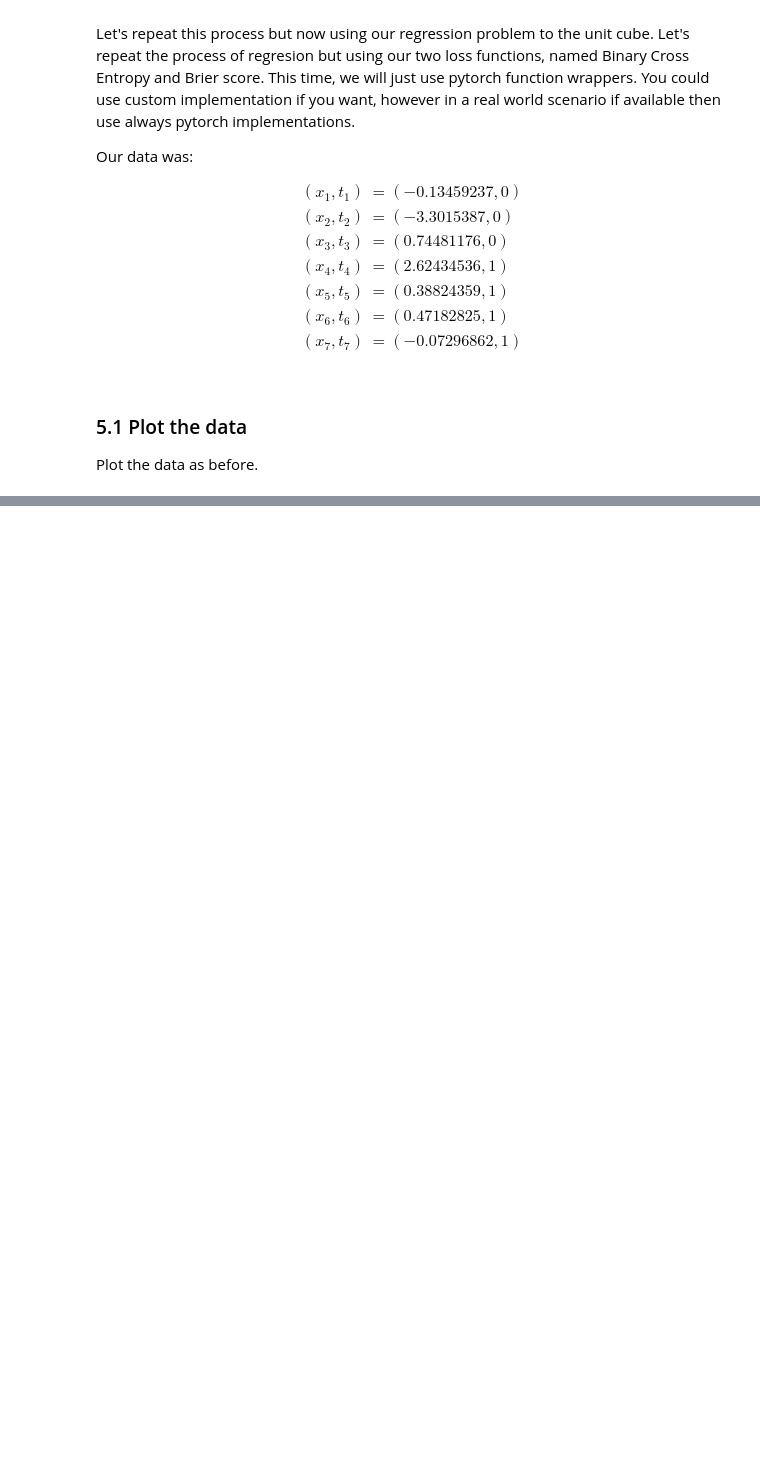
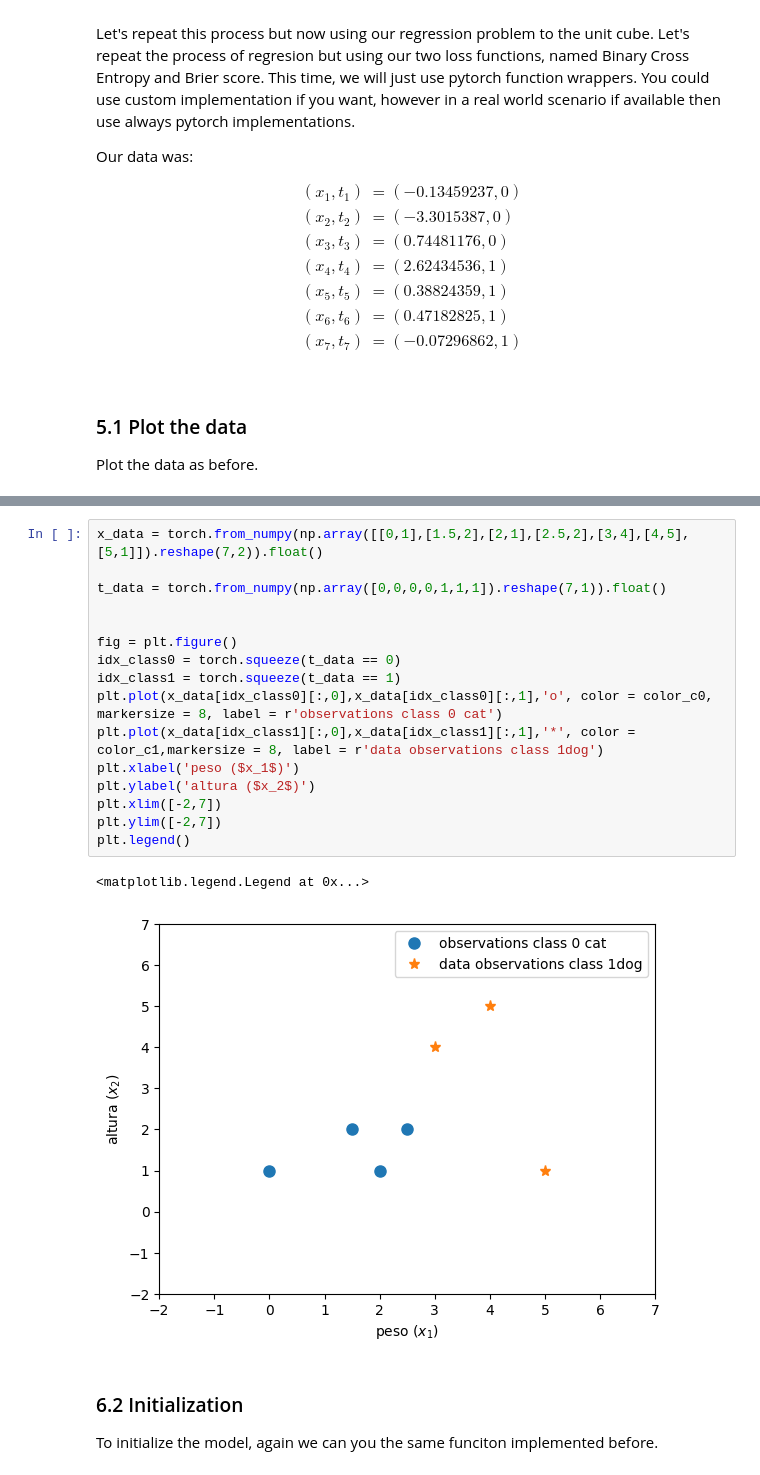
Before and after one commit to JaimeCremades/Redes_Neuronales_Practicas, a Jupyter notebook: AutomaticDifferentiation_assesment.ipynb, the cells around one changed output, grey strips where cells are left out. Cells and saved outputs as stored; diff of their text form; blank space fills up the shorter version.

```diff
--- a/AutomaticDifferentiation_assesment.ipynb
+++ b/AutomaticDifferentiation_assesment.ipynb
@@ -1421,0 +1611,23 @@ plt.legend()
+# %%
+x_data = torch.from_numpy(np.array([[0,1],[1.5,2],[2,1],[2.5,2],[3,4],[4,5],[5,1]]).reshape(7,2)).float()
+
+t_data = torch.from_numpy(np.array([0,0,0,0,1,1,1]).reshape(7,1)).float()
+
+
+fig = plt.figure()
+idx_class0 = torch.squeeze(t_data == 0)
+idx_class1 = torch.squeeze(t_data == 1)
+plt.plot(x_data[idx_class0][:,0],x_data[idx_class0][:,1],'o', color = color_c0, markersize = 8, label = r'observations class 0 cat')
+plt.plot(x_data[idx_class1][:,0],x_data[idx_class1][:,1],'*', color = color_c1,markersize = 8, label = r'data observations class 1dog')
+plt.xlabel('peso ($x_1$)')
+plt.ylabel('altura ($x_2$)')
+plt.xlim([-2,7])
+plt.ylim([-2,7])
+plt.legend()
+# %% [output]
+<matplotlib.legend.Legend at 0x...>
+[figure, added]
+# %% [markdown]
+### 6.2 Initialization
+
+To initialize the model, again we can you the same funciton implemented before.
```
Also changed, not shown: parts of 16 cells of this notebook.
